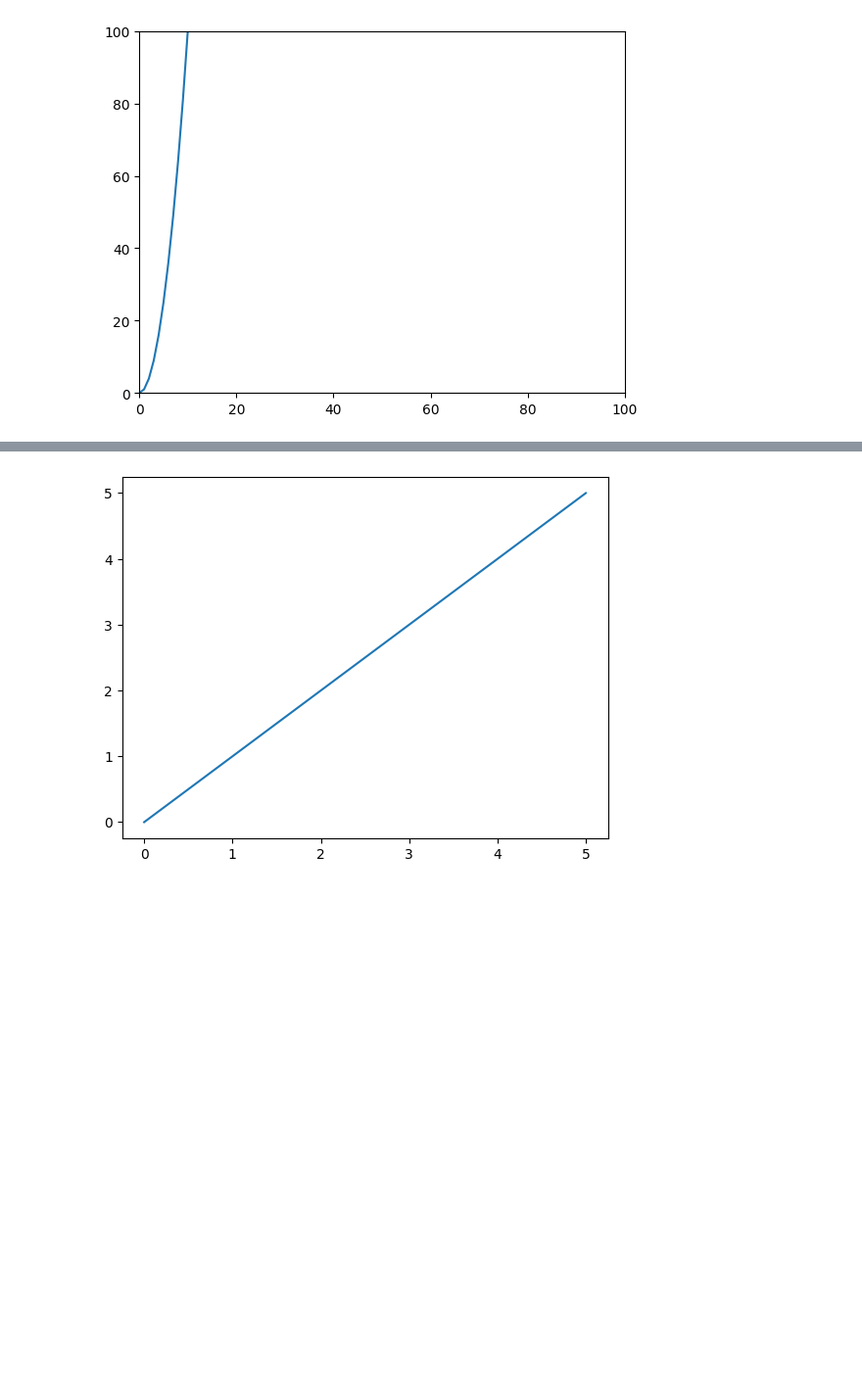
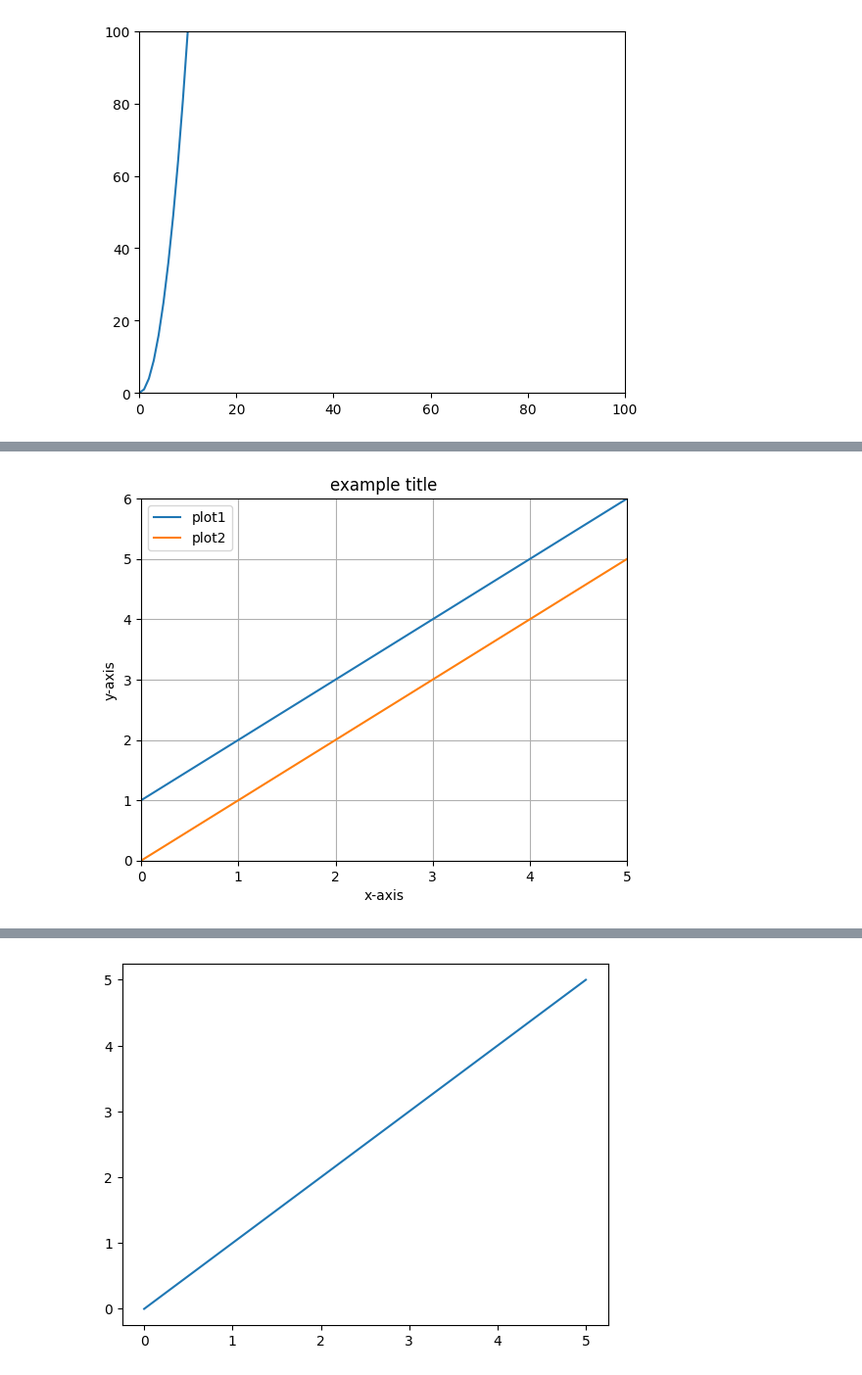
Before and after one commit to ifsm/pymus, a Jupyter notebook: Calculations, Plot, Conditions, Strings/Matplotlib.ipynb, the cells around one changed output, grey strips where cells are left out. Shown at 98% size. Saved outputs shown, nothing was run; the diff lists cells and outputs as text; code cells hidden in the pictures; blank space fills up the shorter version.

Commit message:
error fixing and formatting (again)

```diff
--- a/Calculations, Plot, Conditions, Strings/Matplotlib.ipynb
+++ b/Calculations, Plot, Conditions, Strings/Matplotlib.ipynb
@@ -137,0 +150,16 @@ plt.show()
+# %%
+x = np.arange(6)
+y = x
+plt. plot(x, y+1, label='plot1')
+plt.plot(x, y, label='plot2')
+plt.legend()
+plt.title('example title')
+plt.xlim(0, 5)
+plt.ylim(0, 6)
+plt.xlabel('x-axis')
+plt.ylabel('y-axis')
+plt.grid(True)
+plt.savefig("example.svg", format="svg")
+plt.show()
+# %% [output]
+[figure, added]
```
Also changed, not shown: parts of 25 cells of this notebook.
